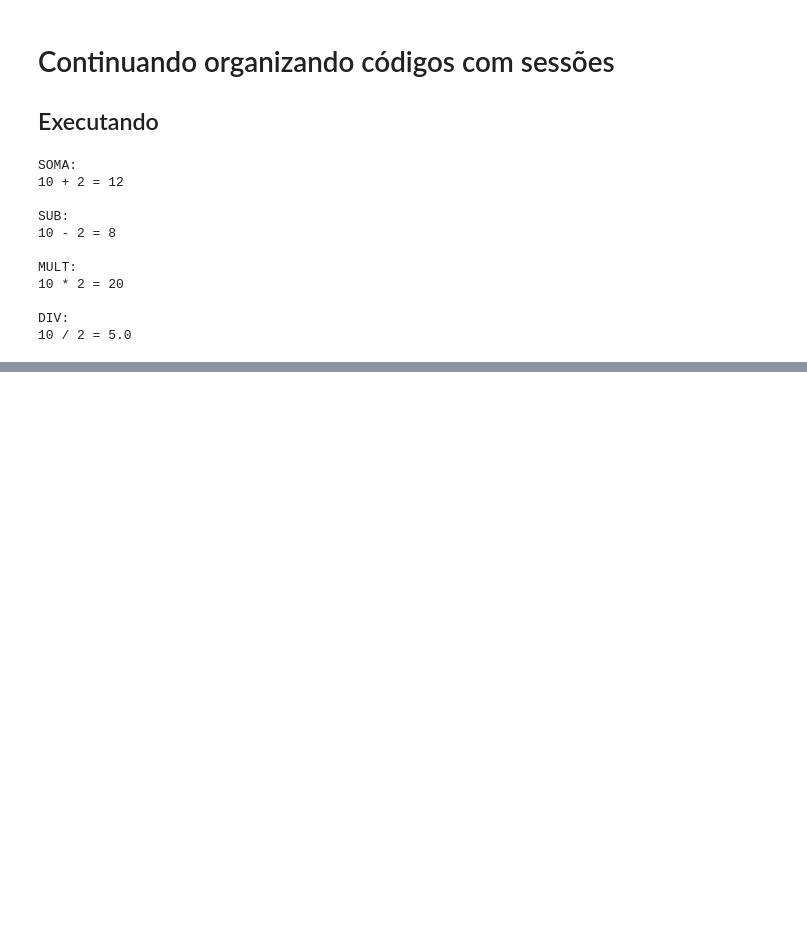
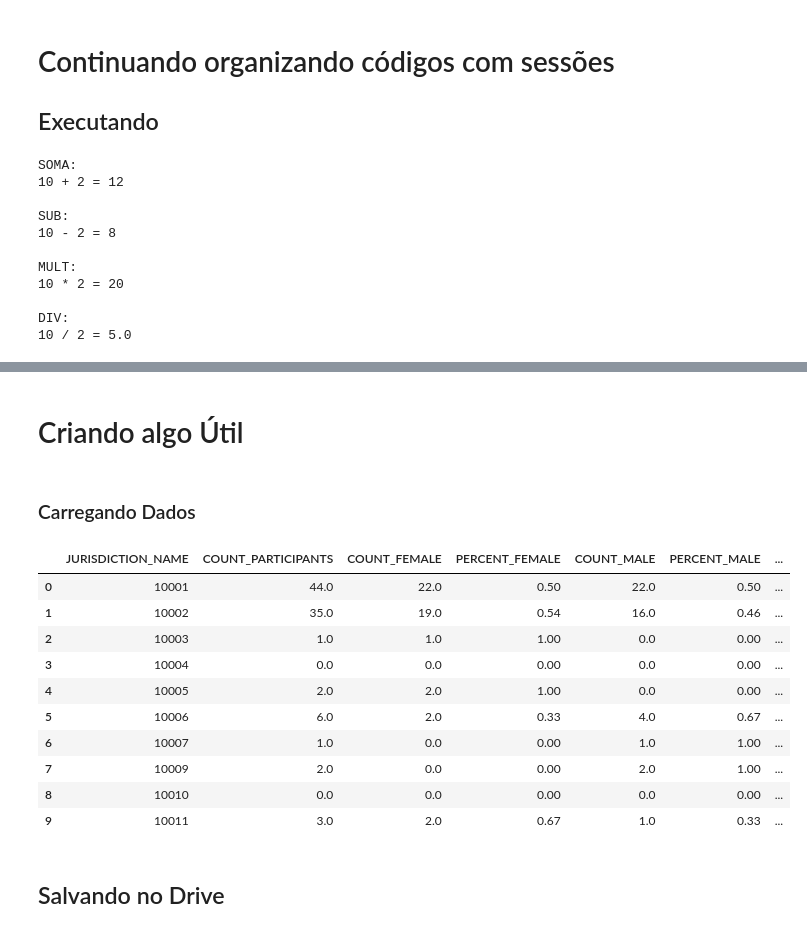
Before and after one commit to gabubellon/colab_with_googlecolab, a Jupyter notebook: 01_simple_python_notebook_colab_with_googlecolab.ipynb, the cells around one changed output, grey strips where cells are left out. Cells and saved outputs as stored; diff of their text form; code cells hidden in the pictures; blank space fills up the shorter version.

```diff
--- a/01_simple_python_notebook_colab_with_googlecolab.ipynb
+++ b/01_simple_python_notebook_colab_with_googlecolab.ipynb
@@ -53,0 +140,48 @@ DIV:
+# %% [markdown]
+# Criando algo Útil
+# %% [markdown]
+### Carregando Dados
+# %%
+#@title Carregando dados de Censo de NY { vertical-output: true }
+import requests
+import pandas as pd
+import json
+import os
+import ipywidgets as widgets
+import datetime
+from IPython.display import display
+
+#https://catalog.data.gov/dataset?res_format=CSV
+#Demographic Statistics By Zip Code
+result = requests.get('https://data.cityofnewyork.us/api/views/kku6-nxdu/rows.json')
+
+json_data = json.loads(result.text)
+data = json_data.get('data')
+
+columns_name = []
+for item in json_data.get('meta').get('view').get('columns'):
+   columns_name.append(item.get('name').replace(' ','_'))
+
+df = pd.DataFrame(data,columns=columns_name)
+df = df.loc[:,'JURISDICTION_NAME':]
+
+dict_type = {}
+for col in df.columns:
+   if col != 'JURISDICTION_NAME':
+        dict_type.update( {col :'float'} )
+df = df.astype(dict_type)
+df.head(10)
+# %% [output]
+|  | JURISDICTION_NAME | COUNT_PARTICIPANTS | COUNT_FEMALE | PERCENT_FEMALE | COUNT_MALE | PERCENT_MALE | ... |
+| 0 | 10001 | 44.0 | 22.0 | 0.50 | 22.0 | 0.50 | ... |
+| 1 | 10002 | 35.0 | 19.0 | 0.54 | 16.0 | 0.46 | ... |
+| 2 | 10003 | 1.0 | 1.0 | 1.00 | 0.0 | 0.00 | ... |
+| 3 | 10004 | 0.0 | 0.0 | 0.00 | 0.0 | 0.00 | ... |
+| 4 | 10005 | 2.0 | 2.0 | 1.00 | 0.0 | 0.00 | ... |
+| 5 | 10006 | 6.0 | 2.0 | 0.33 | 4.0 | 0.67 | ... |
+| 6 | 10007 | 1.0 | 0.0 | 0.00 | 1.0 | 1.00 | ... |
+| 7 | 10009 | 2.0 | 0.0 | 0.00 | 2.0 | 1.00 | ... |
+| 8 | 10010 | 0.0 | 0.0 | 0.00 | 0.0 | 0.00 | ... |
+| 9 | 10011 | 3.0 | 2.0 | 0.67 | 1.0 | 0.33 | ... |
+# %% [markdown]
+## Salvando no Drive
```
Also changed, not shown: parts of 8 cells of this notebook.
